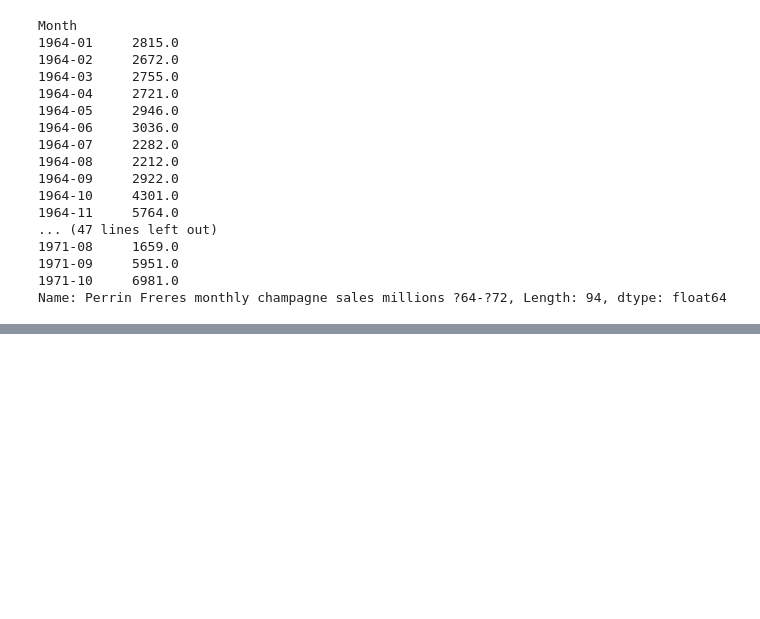
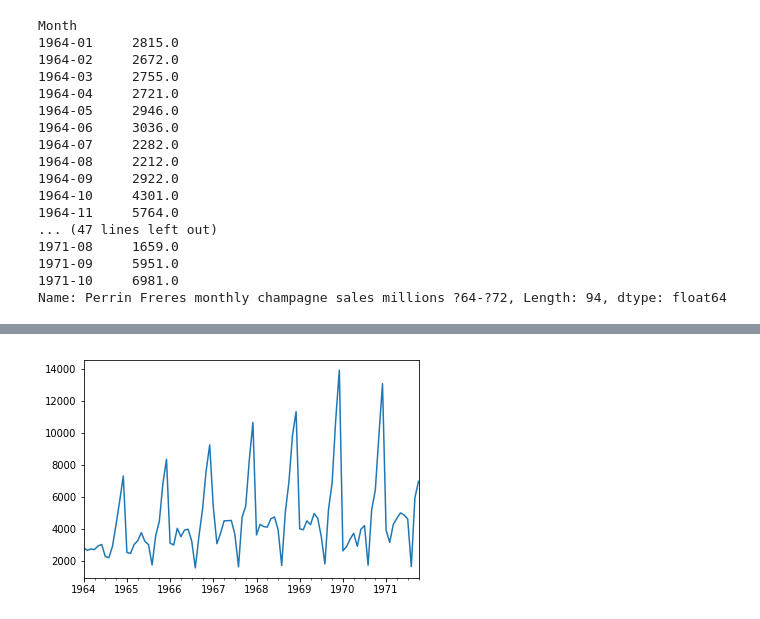
Before and after one commit to carlosfg97/pdp, a Jupyter notebook: Testing sales forecast.ipynb, the cells around one changed output, grey strips where cells are left out. Saved outputs shown, nothing was run; the diff lists cells and outputs as text; code cells hidden in the pictures; blank space fills up the shorter version.

```diff
--- a/Testing sales forecast.ipynb
+++ b/Testing sales forecast.ipynb
@@ -130,0 +114,9 @@ ValueError: Input contains NaN, infinity or a value too large for dtype('float32
+# %%
+from pandas import Series
+from matplotlib import pyplot
+
+series = Series.from_csv('dataset.csv')
+series.plot()
+pyplot.show()
+# %% [output]
+[figure, added]
```
Also changed, not shown: parts of 15 cells of this notebook, 7 other files.
